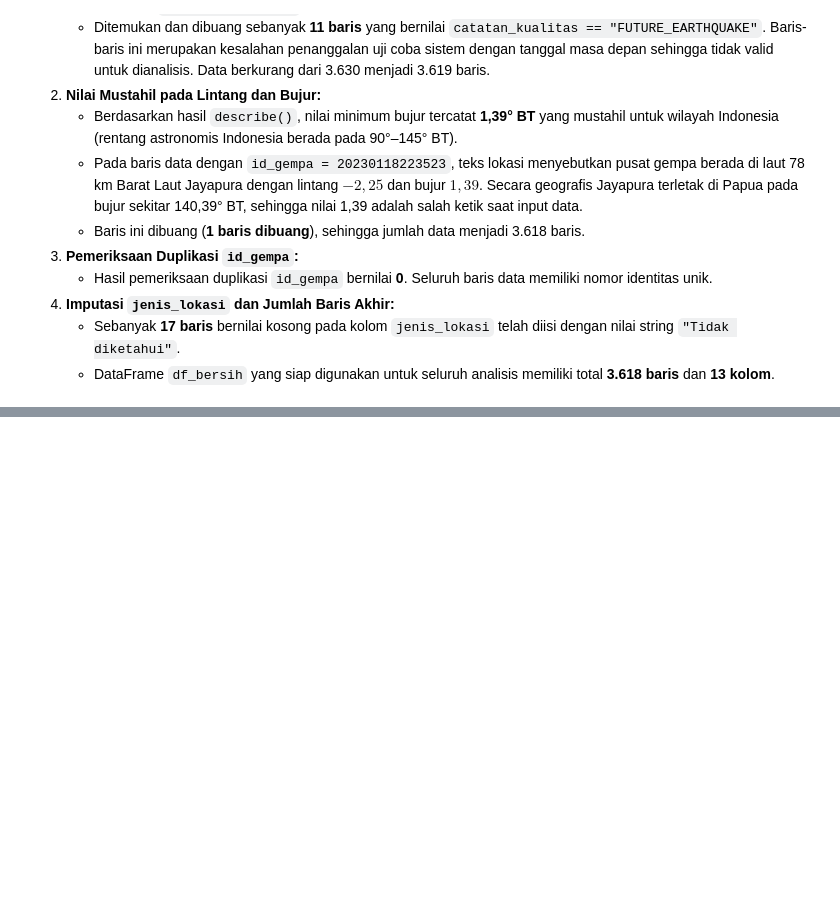
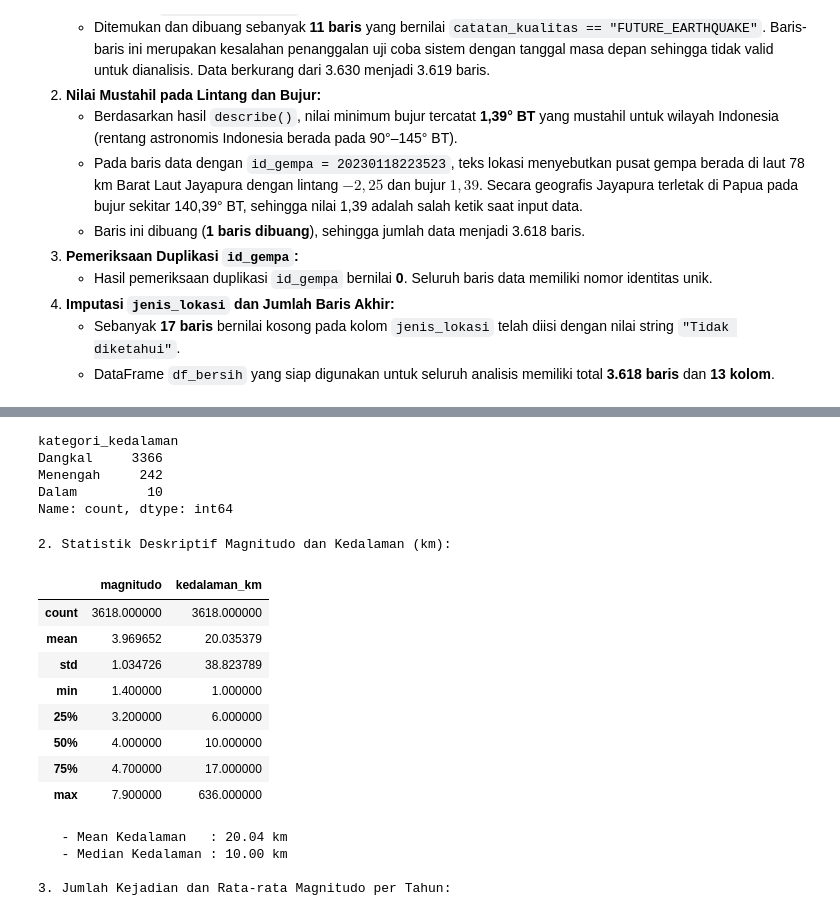
Before and after one commit to G-than12/DV-08-BMKG-EARTHQUAKE-ANALYSIS, a Jupyter notebook: UTS_60324059_GathanHilabi_VD(A).ipynb, the cells around one changed output, grey strips where cells are left out. Drawn from its saved outputs; the diff is of its cells as text; code cells hidden in the pictures; blank space fills up the shorter version.

Commit message:
feat(eda): add depth categorization and descriptive statistics (B3)

```diff
--- a/UTS_60324059_GathanHilabi_VD(A).ipynb
+++ b/UTS_60324059_GathanHilabi_VD(A).ipynb
@@ -192,0 +202,61 @@ LAPORAN AKHIR: DataFrame df_bersih memiliki 3618 baris dan 13 kolom.
+# %%
+# 1. Fungsi kategori_kedalaman(km) dan penerapannya
+def kategori_kedalaman(km):
+    if km < 60:
+        return 'Dangkal'
+    elif km <= 300:
+        return 'Menengah'
+    else:
+        return 'Dalam'
+
+df_bersih['kategori_kedalaman'] = df_bersih['kedalaman_km'].apply(kategori_kedalaman)
+print("1. Jumlah Tiap Kategori Kedalaman:")
+display(df_bersih['kategori_kedalaman'].value_counts())
+
+# 2. Statistik deskriptif magnitudo dan kedalaman_km
+print("\n2. Statistik Deskriptif Magnitudo dan Kedalaman (km):")
+display(df_bersih[['magnitudo', 'kedalaman_km']].describe())
+
+mean_depth = df_bersih['kedalaman_km'].mean()
+median_depth = df_bersih['kedalaman_km'].median()
+print(f"   - Mean Kedalaman   : {mean_depth:.2f} km")
+print(f"   - Median Kedalaman : {median_depth:.2f} km")
+
+# 3. Groupby per tahun (Jumlah kejadian, rata-rata magnitudo, dan rentang waktu pencatatan)
+print("\n3. Jumlah Kejadian dan Rata-rata Magnitudo per Tahun:")
+rekap_tahunan = df_bersih.groupby('tahun').agg(
+    jumlah_kejadian=('id_gempa', 'count'),
+    rata_rata_magnitudo=('magnitudo', 'mean')
+).reset_index()
+display(rekap_tahunan)
+
+print("\n   Bukti Rentang Waktu Pencatatan per Tahun (min dan max waktu_utc):")
+rentang_waktu = df_bersih.groupby('tahun')['waktu_utc'].agg(['min', 'max'])
+display(rentang_waktu)
+
+# 4. Pivot table: jenis_lokasi vs kategori_kedalaman
+print("\n4. Pivot Table Jumlah Kejadian (jenis_lokasi x kategori_kedalaman):")
+tabel_pivot = df_bersih.pivot_table(
+    index='jenis_lokasi',
+    columns='kategori_kedalaman',
+    values='id_gempa',
+    aggfunc='count',
+    fill_value=0
+)[['Dangkal', 'Menengah', 'Dalam']]
+display(tabel_pivot)
+
+# 5. Metode IQR pada magnitudo
+q1_mag = df_bersih['magnitudo'].quantile(0.25)
+q3_mag = df_bersih['magnitudo'].quantile(0.75)
+iqr_mag = q3_mag - q1_mag
+batas_atas_mag = q3_mag + 1.5 * iqr_mag
+outlier_mag = df_bersih[df_bersih['magnitudo'] > batas_atas_mag]
+
+print("\n5. Analisis Outlier Magnitudo Menggunakan Metode IQR:")
+print(f"   - Kuartil 1 (Q1) : {q1_mag:.2f}")
+print(f"   - Kuartil 3 (Q3) : {q3_mag:.2f}")
+print(f"   - Rentang IQR    : {iqr_mag:.2f}")
+print(f"   - Batas Atas     : {batas_atas_mag:.2f}")
+print(f"   - Jumlah Outlier : {len(outlier_mag)} kejadian")
+print(f"   - Status Gempa Nagekeo (M7.0) : {'OUTLIER' if 7.0 > batas_atas_mag else 'BUKAN OUTLIER'} (karena 7.0 > {batas_atas_mag:.2f})")
+# %% [output]
@@ -192,0 +264,19 @@ LAPORAN AKHIR: DataFrame df_bersih memiliki 3618 baris dan 13 kolom.
+kategori_kedalaman
+Dangkal     3366
+Menengah     242
+Dalam         10
+Name: count, dtype: int64
+2. Statistik Deskriptif Magnitudo dan Kedalaman (km):
+|  | magnitudo | kedalaman_km |
+| count | 3618.000000 | 3618.000000 |
+| mean | 3.969652 | 20.035379 |
+| std | 1.034726 | 38.823789 |
+| min | 1.400000 | 1.000000 |
+| 25% | 3.200000 | 6.000000 |
+| 50% | 4.000000 | 10.000000 |
+| 75% | 4.700000 | 17.000000 |
+| max | 7.900000 | 636.000000 |
+   - Mean Kedalaman   : 20.04 km
+   - Median Kedalaman : 10.00 km
+
+3. Jumlah Kejadian dan Rata-rata Magnitudo per Tahun:
```
Also changed, not shown: parts of 2 cells of this notebook.
